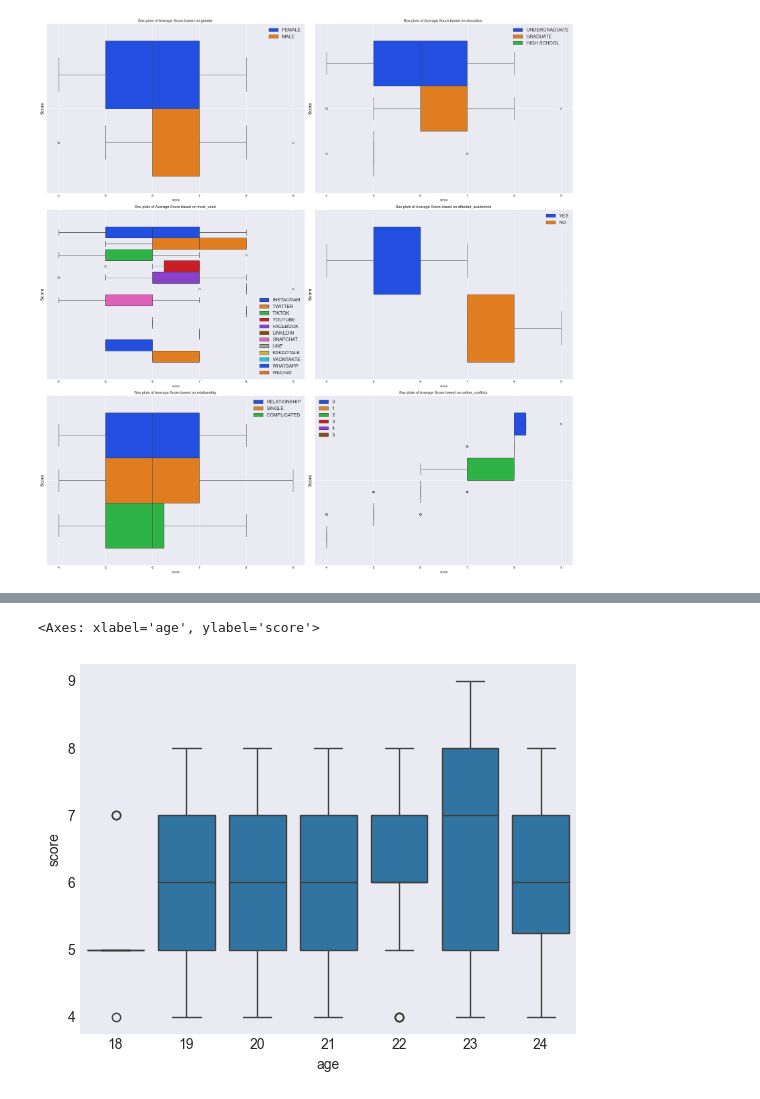
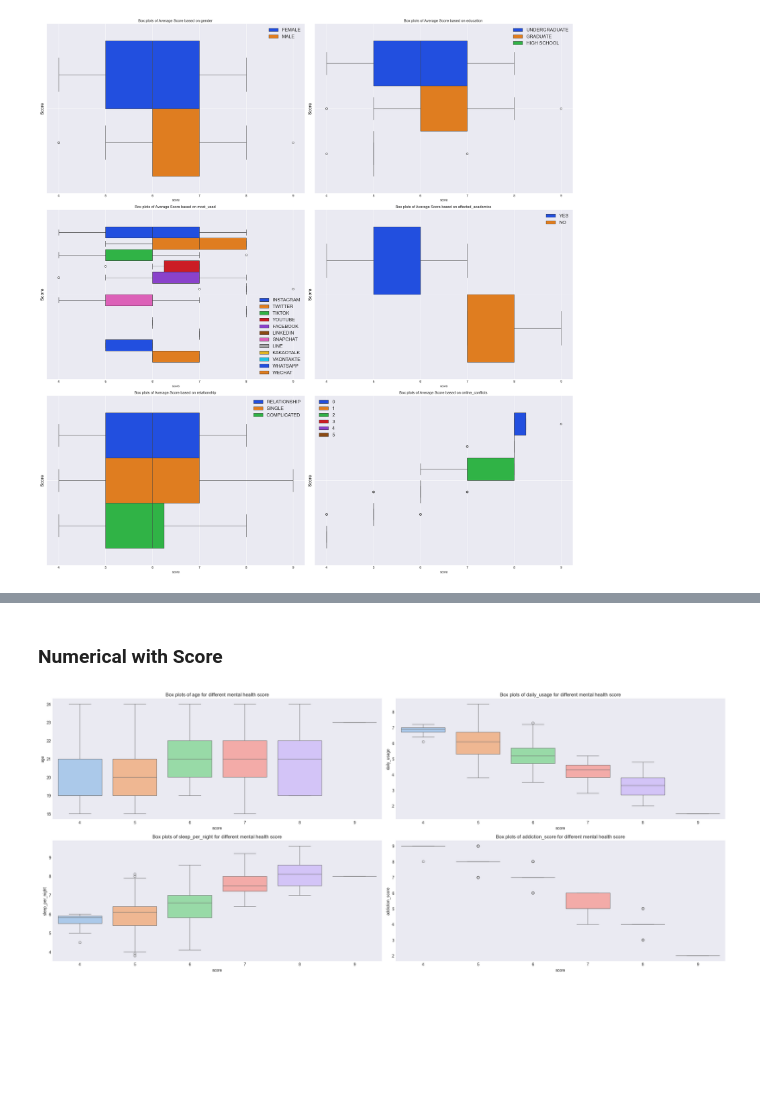
Before and after one commit to IamRaNo/Analytics-Project-Repository, a Jupyter notebook: social_media_analysis/data_analysis.ipynb, the cells around one changed output, grey strips where cells are left out. Drawn from its saved outputs; the diff is of its cells as text; code cells hidden in the pictures; blank space fills up the shorter version.

Commit message:
social media data analysis part 2

```diff
--- a/social_media_analysis/data_analysis.ipynb
+++ b/social_media_analysis/data_analysis.ipynb
@@ -145,5 +130,16 @@ plt.show()
+# %% [markdown]
+### Numerical with Score
 # %%
-sns.boxplot(x='age', y='score', data=data)
+fig , axes = plt.subplots(2,2,figsize= (24,10))
+axes = axes.flatten()
+for i,col in enumerate(c for c in num_cols if c != 'score'):
+    sns.boxplot(y=col, x='score', data=data,ax=axes[i],palette='pastel')
+    axes[i].set_title(f"Box plots of {col} for different mental health score")
+
+for j in range(i + 1, len(axes)):
+    axes[j].set_visible(False)
+
+plt.tight_layout()
+plt.show()
 # %% [output]
-<Axes: xlabel='age', ylabel='score'>
-[figure, old version]
+[figure, new version]
```
Also changed, not shown: parts of 2 cells of this notebook.
